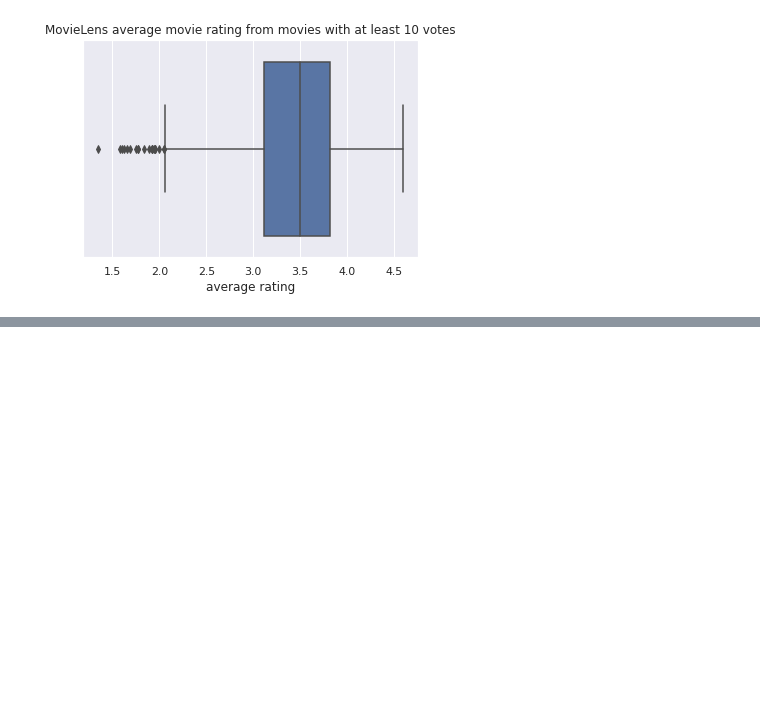
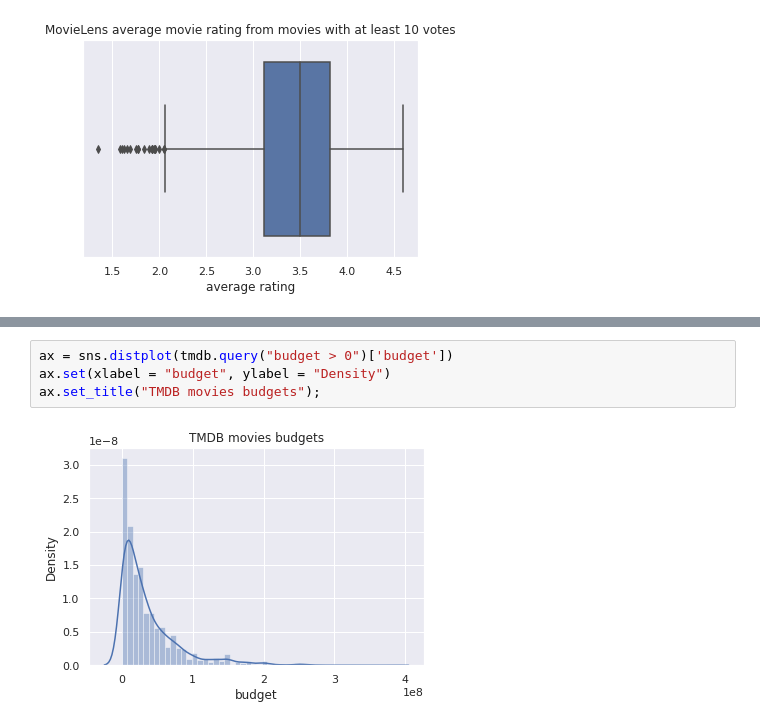
Before and after one commit to luamzi/Alura-Movie-Data-Analysis, a Jupyter notebook: Data_Science_Tests_Introduction.ipynb, the cells around one changed output, grey strips where cells are left out. Drawn from its saved outputs; the diff is of its cells as text; blank space fills up the shorter version.

```diff
--- a/Data_Science_Tests_Introduction.ipynb
+++ b/Data_Science_Tests_Introduction.ipynb
@@ -207,0 +218,6 @@ ax.set_xlabel("average rating");
+# %%
+ax = sns.distplot(tmdb.query("budget > 0")['budget'])
+ax.set(xlabel = "budget", ylabel = "Density")
+ax.set_title("TMDB movies budgets");
+# %% [output]
+[figure, added]
```
Also changed, not shown: parts of 13 cells of this notebook.
